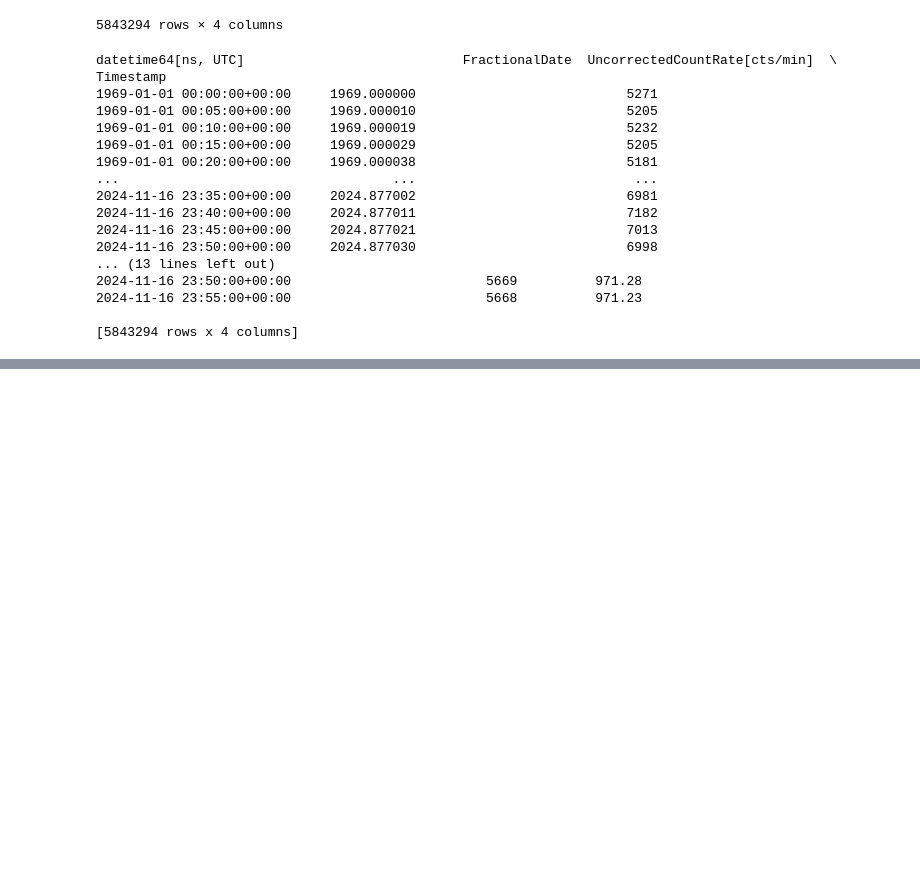
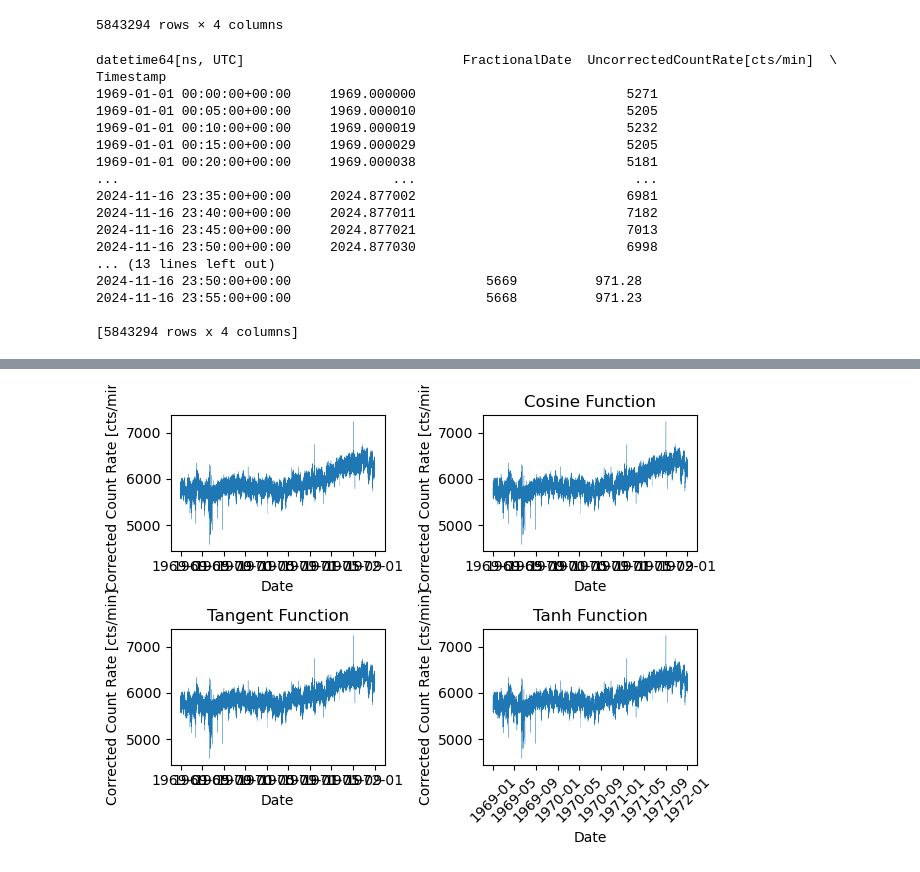
Before and after one commit to JamesGebala/High-energy-cosmic-rays-The-journey-from-supernovae-to-Earth, a Jupyter notebook: personal project plot.ipynb, the cells around one changed output, grey strips where cells are left out. Cells and saved outputs as stored; diff of their text form; code cells hidden in the pictures; blank space fills up the shorter version.

Commit message:
subplots using data

```diff
--- a/personal project plot.ipynb
+++ b/personal project plot.ipynb
@@ -116,2 +121,56 @@ plt.savefig('Count rate graph 1969-01-01 to 1970-01-01 5 minute intervals')
 # %%
 y=data_1['CorrectedCountRate[cts/min]'].replace(0, np.nan)
+# %%
+sp1 = '1969-01-01 00:00:00'
+ep1 = '1972-01-01 00:00:00'
+sp2 = '1969-01-01 00:00:00'
+ep2 = '1972-01-01 00:00:00'
+sp3 = '1969-01-01 00:00:00'
+ep3 = '1972-01-01 00:00:00'
+sp4 = '1969-01-01 00:00:00'
+ep4 = '1972-01-01 00:00:00'
+# %%
+df_plot1 = data_1.loc[sp1:ep1]
+df_plot2 = data_1.loc[sp2:ep2]
+df_plot3 = data_1.loc[sp3:ep3]
+df_plot4 = data_1.loc[sp4:ep4]
+
+# Get the angles from 0 to 2 pie (360 degree) in narray object
+X = df_plot.index
+
+# Using built-in trigonometric function we can directly plot
+# the given cosine wave for the given angles
+
+# Initialise the subplot function using number of rows and columns
+figure, axis = plt.subplots(2, 2)
+
+# For Sine Function
+axis[0, 0].plot(df_plot1.index, df_plot1['CorrectedCountRate[cts/min]'].replace(0, np.nan),linewidth=0.2)
+axis[0, 0].set_xlabel('Date')
+axis[0, 0].set_ylabel('Corrected Count Rate [cts/min]')
+
+
+# For Cosine Function
+axis[0, 1].plot(df_plot2.index, df_plot2['CorrectedCountRate[cts/min]'].replace(0, np.nan),linewidth=0.2)
+axis[0, 1].set_title("Cosine Function")
+axis[0, 1].set_xlabel('Date')
+axis[0, 1].set_ylabel('Corrected Count Rate [cts/min]')
+
+# For Tangent Function
+axis[1, 0].plot(df_plot3.index, df_plot3['CorrectedCountRate[cts/min]'].replace(0, np.nan),linewidth=0.2)
+axis[1, 0].set_title("Tangent Function")
+axis[1, 0].set_xlabel('Date')
+axis[1, 0].set_ylabel('Corrected Count Rate [cts/min]')
+
+# For Tanh Function
+axis[1, 1].plot(df_plot4.index, df_plot4['CorrectedCountRate[cts/min]'].replace(0, np.nan),linewidth=0.2)
+axis[1, 1].set_title("Tanh Function")
+axis[1, 1].set_xlabel('Date')
+axis[1, 1].set_ylabel('Corrected Count Rate [cts/min]')
+
+# Combine all the operations and display
+plt.xticks(rotation=45)
+plt.tight_layout()
+plt.show()
+# %% [output]
+[figure, added]
```
Also changed, not shown: parts of 7 cells of this notebook.
